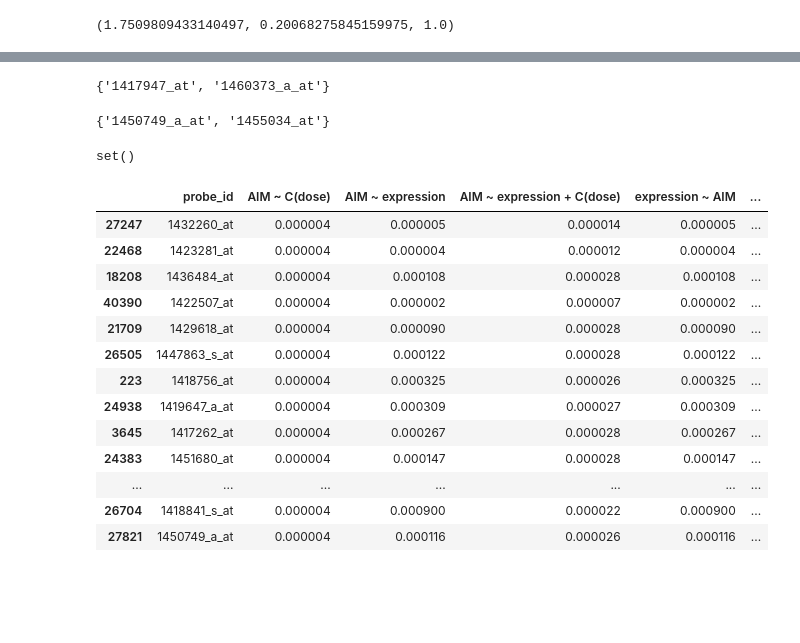
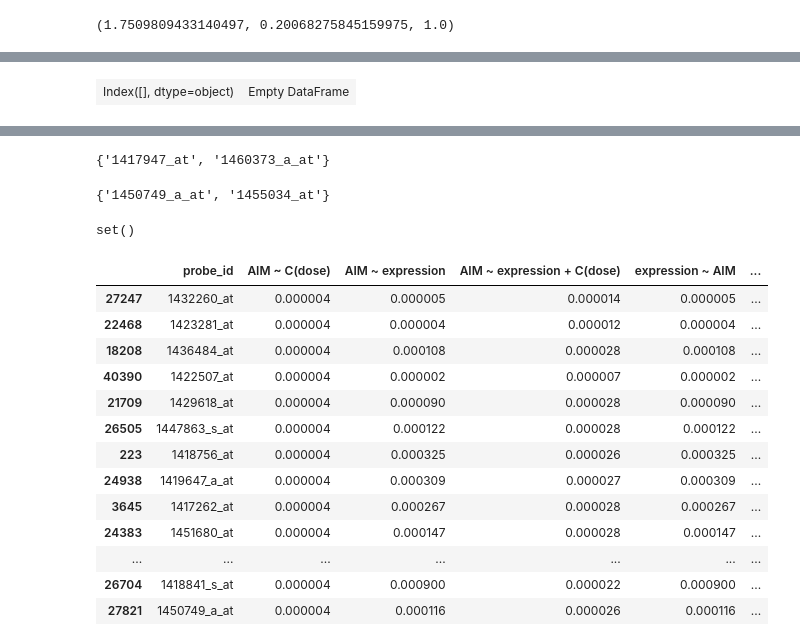
Before and after one commit to aheilbut/pdmouse, a Jupyter notebook: py/compare_regression_models.ipynb, the cells around one changed output, grey strips where cells are left out. Drawn from its saved outputs; the diff is of its cells as text; code cells hidden in the pictures; blank space fills up the shorter version.

```diff
--- a/py/compare_regression_models.ipynb
+++ b/py/compare_regression_models.ipynb
@@ -399,7 +361,7 @@ cn_cp73_chronicHigh_vs_Low_bh_ttest_pval = pda.tm.e([  ("cmp", ["6-OHDA, chronic
 
 cn_cp73_chronicHigh_vs_Low_foldchange = pda.tm.e([  ("cmp", ["6-OHDA, chronicHigh", "6-OHDA, chronicLow"]),
             ("ct", "cp73"),
-            ("st", "fc_medians"),
+            ("st", "fc_means"),
         ])
 
 cp_73_chronic_high_vs_low_up = (cp_both_wide_info.select(
@@ -430,3 +454,12 @@ output_path = "/data/adrian/Dropbox/Projects/Broad/PD_mouse/results/2013_10_11/s
+# %%
+m2.index = m2.probe_id
+# %%
+(cp_73_chronic_high_vs_low[["probe_id", "symbol", "gene_name",
+                            cn_cp73_chronicHigh_vs_Low_bh_ttest_pval, cn_cp73_chronicHigh_vs_Low_foldchange]]
+    .merge(pval_df, left_index=True, right_index=True)
+    .merge(m2[["comparison", "comparison_bh"]], left_index=True, right_index=True ) )
+# %% [output]
+| Index([], dtype=object) | Empty DataFrame |
 # %%
 lucky_table_13 = ( cp_73_chronic_high_vs_low[["probe_id", "symbol", "gene_name",
                             cn_cp73_chronicHigh_vs_Low_bh_ttest_pval, cn_cp73_chronicHigh_vs_Low_foldchange]]
```
Also changed, not shown: parts of 12 cells of this notebook, 6 other files.
